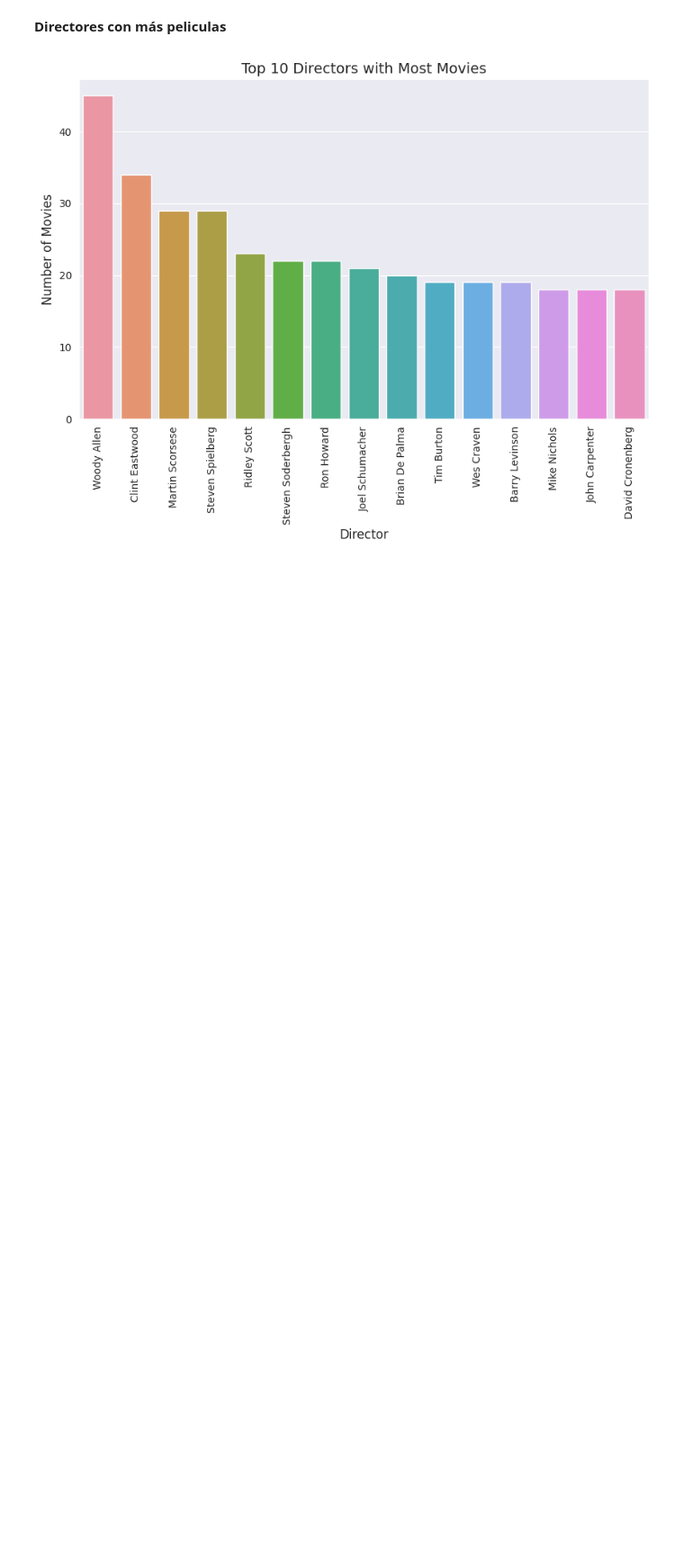
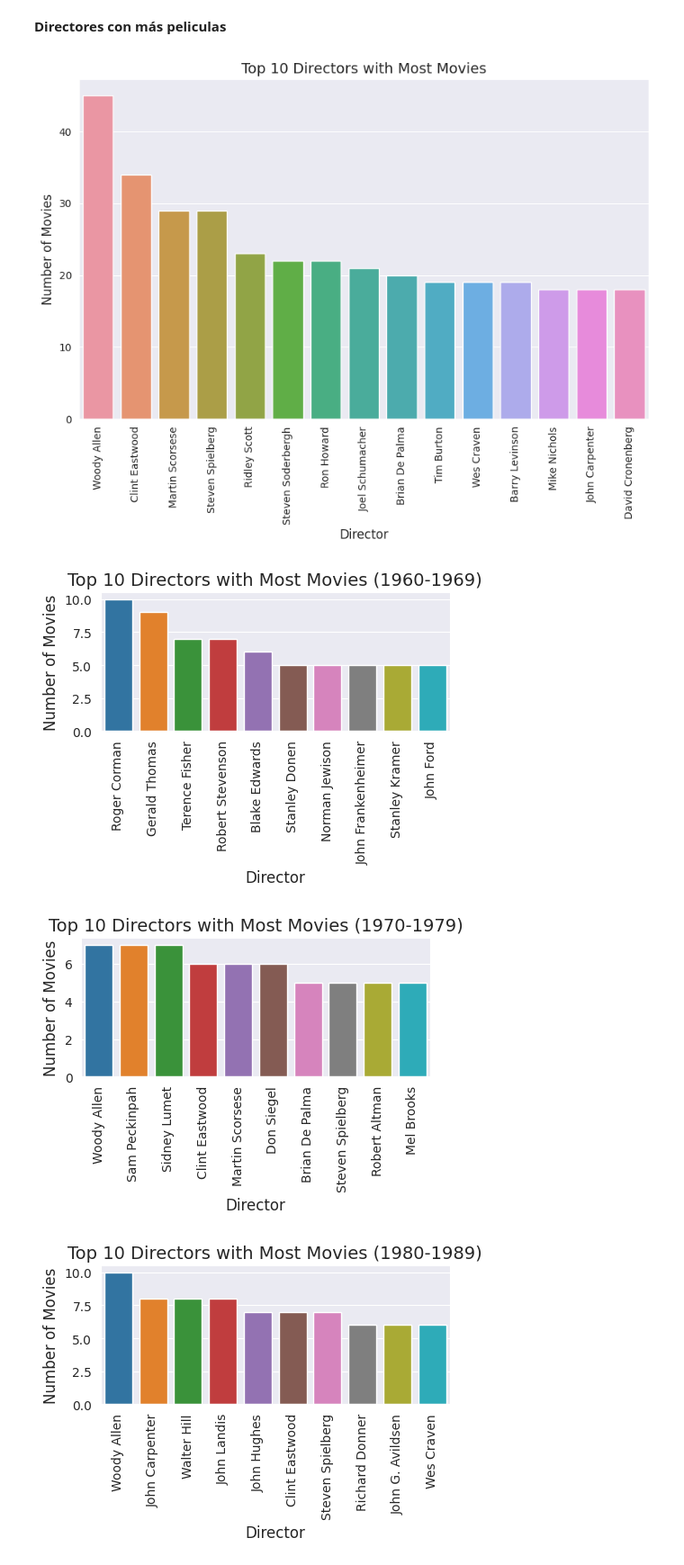
Before and after one commit to RODRIGORUBIO1991/PythonCode, a Jupyter notebook: Netflix/Movies.ipynb, the cells around one changed output. Shown: that part at 90% size. Cells and saved outputs as stored; diff of their text form; code cells hidden in the pictures; blank space fills up the shorter version.

```diff
--- a/Netflix/Movies.ipynb
+++ b/Netflix/Movies.ipynb
@@ -255,3 +255,50 @@ plt.title('Top 10 Directors with Most Movies', fontsize=14)
 plt.show()
 # %% [output]
 [figure]
+# %%
+import pandas as pd
+import seaborn as sns
+import matplotlib.pyplot as plt
+
+# Crear una nueva columna 'decade' basada en el año de lanzamiento
+movie_data['decade'] = (movie_data['release_year'] // 10) * 10
+
+# Filtrar el conjunto de datos para las décadas desde 1950 hasta 2010
+decades = range(1950, 2021, 10)
+decade_data = movie_data[movie_data['decade'].isin(decades)]
+
+# Configurar estilos y tamaños de fuente
+sns.set_style('darkgrid')
+plt.rc('xtick', labelsize=10)
+plt.rc('ytick', labelsize=10)
+
+# Crear gráficos separados para cada década
+for decade in decades:
+    # Filtrar los datos para la década actual
+    decade_movies = decade_data[decade_data['decade'] == decade]
+
+    # Calcular el número de películas por director
+    director_counts = decade_movies['director'].value_counts().head(10)
+
+    # Verificar si hay datos disponibles para la década actual
+    if not director_counts.empty:
+        # Crear figura y establecer tamaño
+        plt.figure(figsize=(5, 2))
+
+        # Graficar el conteo de películas por director
+        sns.barplot(x=director_counts.index, y=director_counts.values)
+
+        # Rotar las etiquetas del eje x para una mejor visualización
+        plt.xticks(rotation=90)
+
+        # Establecer etiquetas de los ejes y título del gráfico
+        plt.xlabel('Director', fontsize=12)
+        plt.ylabel('Number of Movies', fontsize=12)
+        plt.title(f'Top 10 Directors with Most Movies ({decade}-{decade+9})', fontsize=14)
+
+        # Mostrar el gráfico
+        plt.show()
+# %% [output]
+[figure, added]
+[figure, added]
+[figure, added]
```
Also changed, not shown: parts of 1 cell of this notebook.
